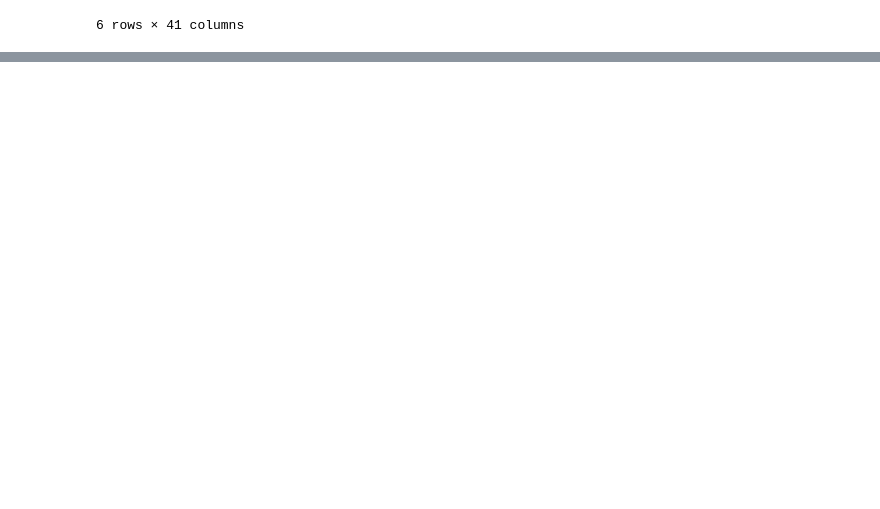
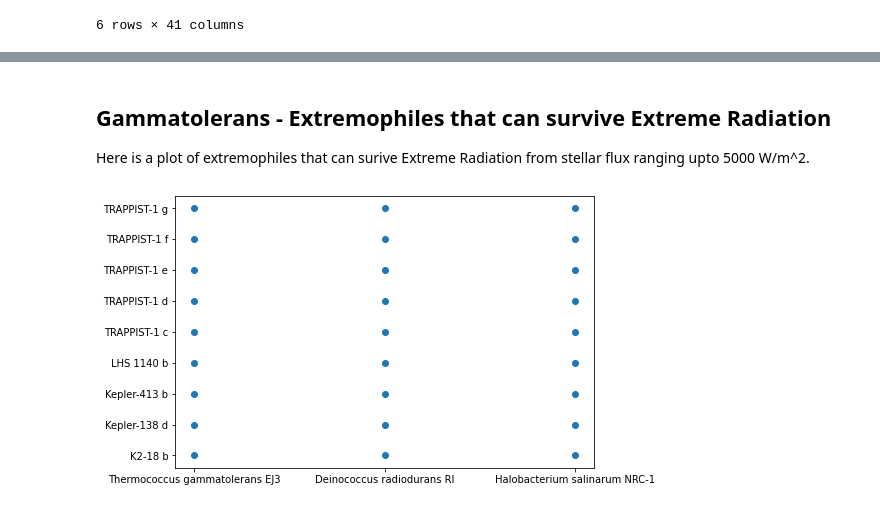
Before and after one commit to Saahil87/2021Fall_finals, a Jupyter notebook: visualizations.ipynb, the cells around one changed output, grey strips where cells are left out. Cells and saved outputs as stored; diff of their text form; code cells hidden in the pictures; blank space fills up the shorter version.

Commit message:
Integrating hypothesis 2 visualizations

```diff
--- a/visualizations.ipynb
+++ b/visualizations.ipynb
@@ -186,0 +228,8 @@ common_planets
+# %%
+exoplanets_catalog_esi = data_analysis.calculate_ESI(data_analysis.create_exoplanets_catalog(".\\data\\phl_exoplanet_catalog.csv"))
+potentially_habitable_exoplanets = exoplanets_catalog_esi.loc[(exoplanets_catalog_esi['P_calculated_ESI'] >= 0.6)]
+surviving_extremophiles = data_analysis.identifying_surviving_extremophiles(".\\data\\Extremophiles Range.csv", potentially_habitable_exoplanets)
+
+temperature_surviving_extremophiles = surviving_extremophiles[0]
+pressure_surviving_extremophiles = surviving_extremophiles[1]
+radiation_surviving_extremophiles = surviving_extremophiles[2]
@@ -186,0 +260,11 @@ common_planets
+# %% [markdown]
+## Gammatolerans - Extremophiles that can survive Extreme Radiation
+
+Here is a plot of extremophiles that can surive Extreme Radiation from stellar flux ranging upto 5000 W/m^2.
+# %%
+fig, ax = plt.subplots()
+ax.scatter(radiation_surviving_extremophiles.Strain, radiation_surviving_extremophiles.P_NAME)
+fig.set_size_inches(7.5, 5)
+plt.show()
+# %% [output]
+[figure, added]
```
Also changed, not shown: parts of 12 cells of this notebook, 1 other file.
